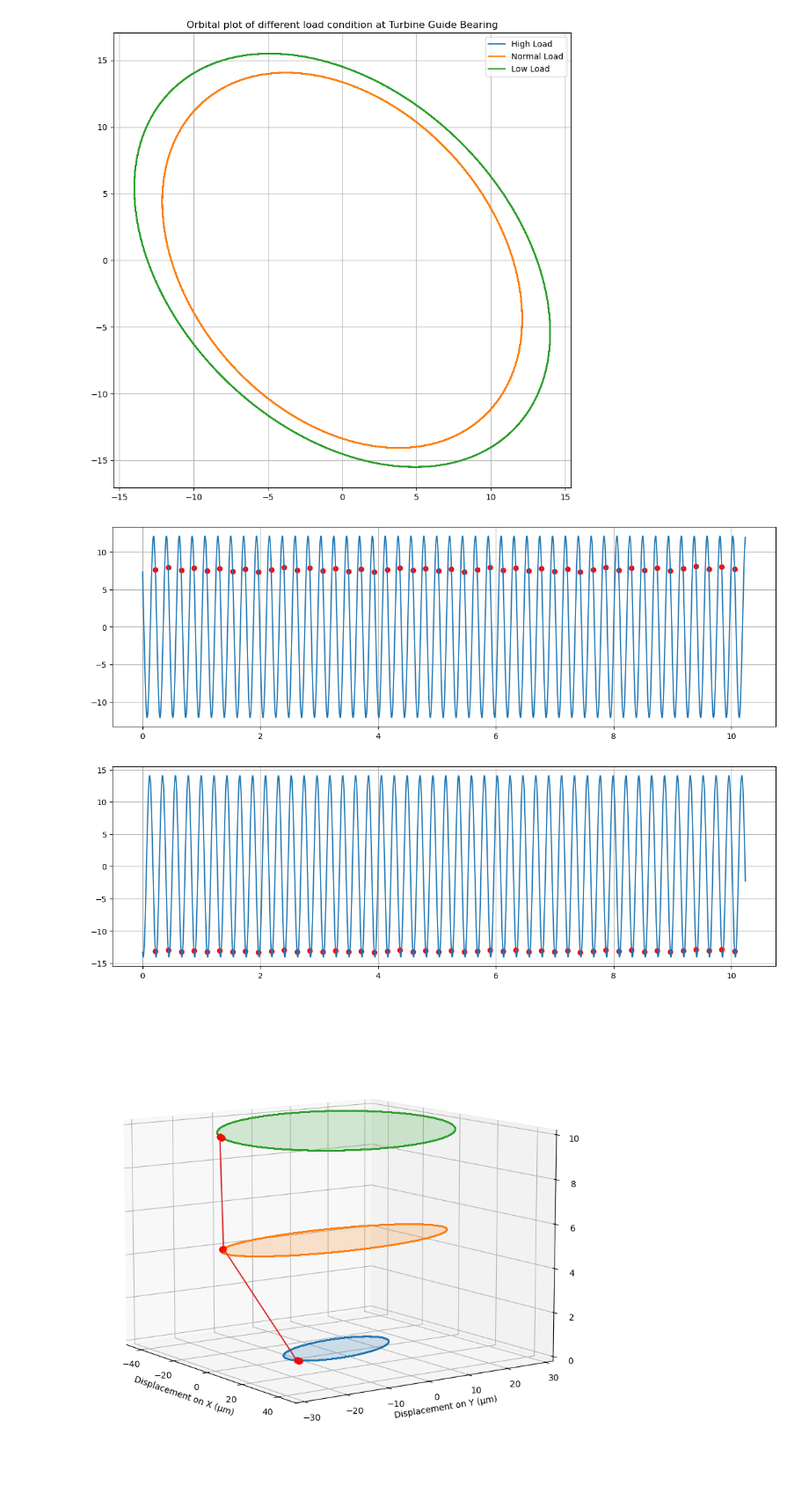
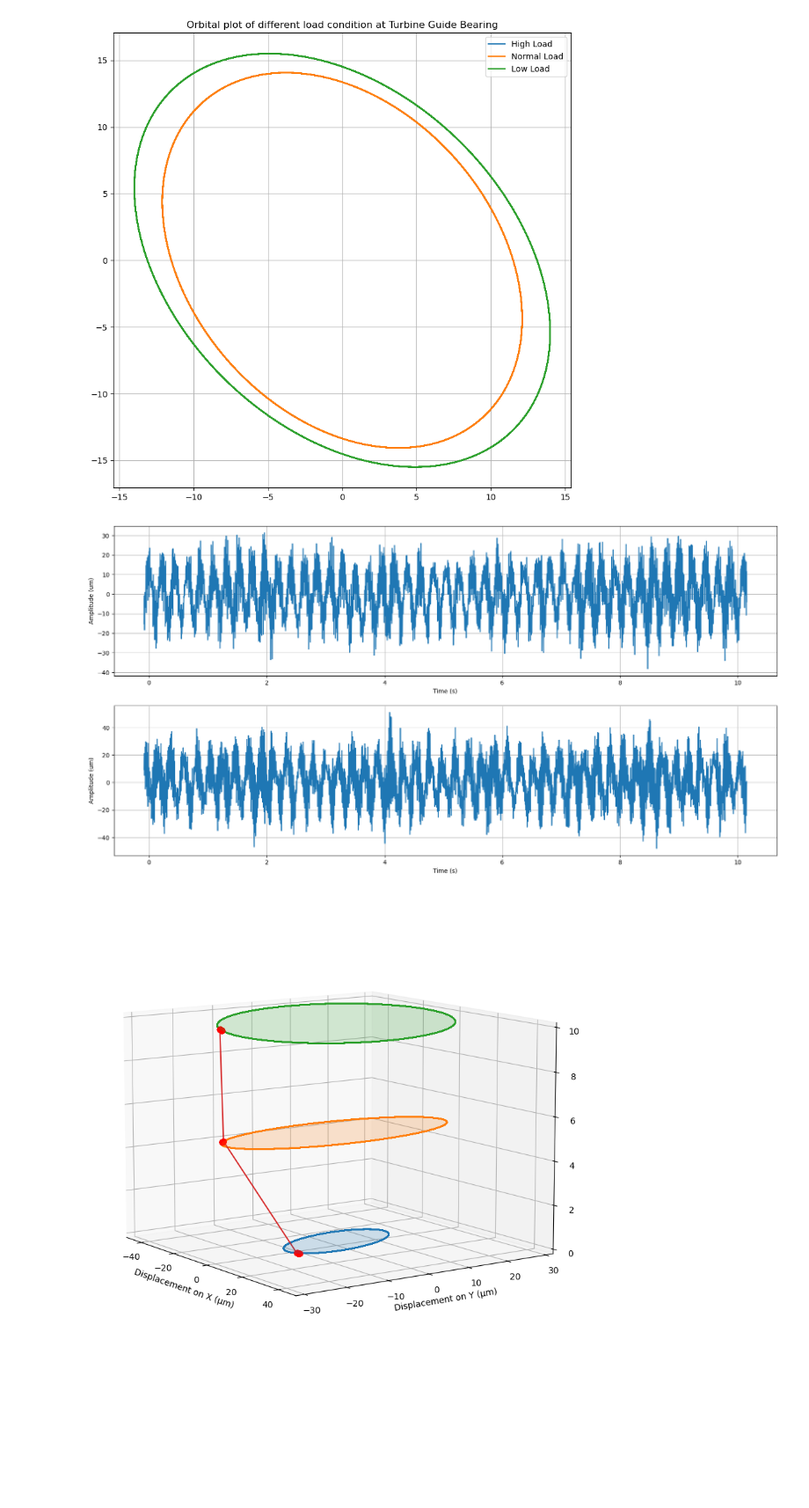
Before and after one commit to mekatronik-achmadi/Predict-CBM, a Jupyter notebook: Vale/TestOlahPy/preliminary_data_analysis/orbital_analysis.ipynb, the cells around one changed output. Shown at 88% size. Drawn from its saved outputs; the diff is of its cells as text; code cells hidden in the pictures; blank space fills up the shorter version.

```diff
--- a/Vale/TestOlahPy/preliminary_data_analysis/orbital_analysis.ipynb
+++ b/Vale/TestOlahPy/preliminary_data_analysis/orbital_analysis.ipynb
@@ -87,6 +225,12 @@ plt.show()
 tgb_hl_1x_time = db_data_hl['TGB – Time – 1X']
 tgb_hl_1x_x = db_data_hl['TGB – Disp – 1X – X']
 tgb_hl_1x_y = db_data_hl['TGB – Disp – 1X – Y']
+
+# create and plot the vibration data
+tgb_hl_ovr_rev = db_data_hl['TGB – Rev – Overall']
+tgb_hl_ovr_time = db_data_hl['TGB – Time – Overall']
+tgb_hl_ovr_x = db_data_hl['TGB – Disp – Overall – X']
+tgb_hl_ovr_y = db_data_hl['TGB – Disp – Overall – Y']
 
 tgb_nl_1x_time = db_data_nl['TGB – Time – 1X']
 tgb_nl_1x_x = db_data_nl['TGB – Disp – 1X – X']
@@ -112,31 +256,35 @@ plt.show()
 [figure]
 # %%
 # plot the 2D sine wave of each displacement axis
-fig = plt.figure(figsize=(15, 10))
+fig = plt.figure(figsize=(20, 10))
 
 ax = fig.add_subplot(211)
 val = 0
-for i in range(len(tgb_hl_1x_rev)):
-    val_new = np.floor(tgb_hl_1x_rev[i])
+for i in range(len(tgb_hl_ovr_rev)):
+    val_new = np.floor(tgb_hl_ovr_rev[i])
     if val_new == val + 1:
-        ax.plot(tgb_hl_1x_time[i], tgb_hl_1x_x[i], 'ro')
+        #ax.plot(tgb_hl_ovr_time[i], tgb_hl_ovr_x[i], 'ro')
         val = val_new
-ax.plot(tgb_hl_1x_time, tgb_hl_1x_x)
+ax.plot(tgb_hl_ovr_time, tgb_hl_ovr_x)
+ax.set_xlabel("Time (s)")
+ax.set_ylabel("Amplitude (um)")
 plt.grid()
 
 ax = fig.add_subplot(212)
 val = 0
-for i in range(len(tgb_hl_1x_rev)):
-    val_new = np.floor(tgb_hl_1x_rev[i])
+for i in range(len(tgb_hl_ovr_rev)):
+    val_new = np.floor(tgb_hl_ovr_rev[i])
     if val_new == val + 1:
-        ax.plot(tgb_hl_1x_time[i], tgb_hl_1x_y[i], 'ro')
+        #ax.plot(tgb_hl_ovr_time[i], tgb_hl_ovr_y[i], 'ro')
         val = val_new
-ax.plot(tgb_hl_1x_time, tgb_hl_1x_y)
+ax.plot(tgb_hl_ovr_time, tgb_hl_ovr_y)
+ax.set_xlabel("Time (s)")
+ax.set_ylabel("Amplitude (um)")
 plt.grid()
 
 plt.show()
 # %% [output]
-[figure, old version]
+[figure, new version]
 # %%
 def plot2din3d(x, y, z):
     ax.plot(x, y, zs=z, zdir='z')
```
Also changed, not shown: parts of 29 cells of this notebook, 4 other files.
